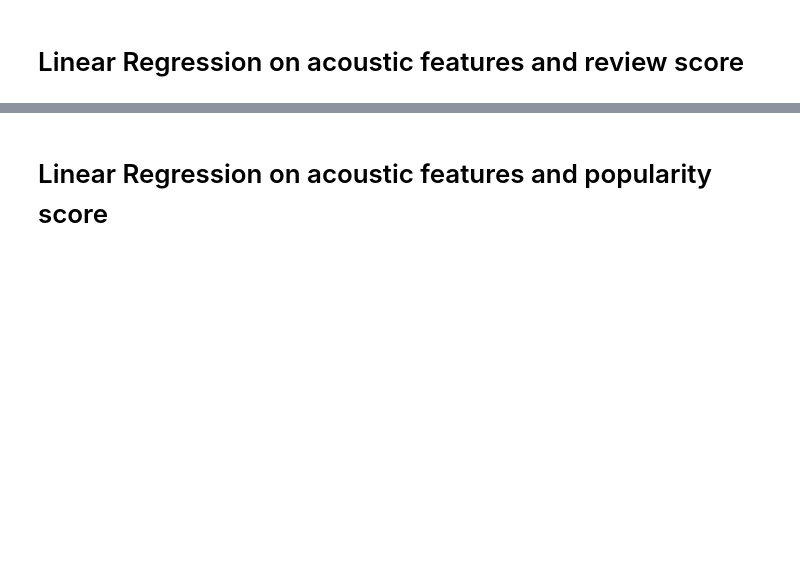
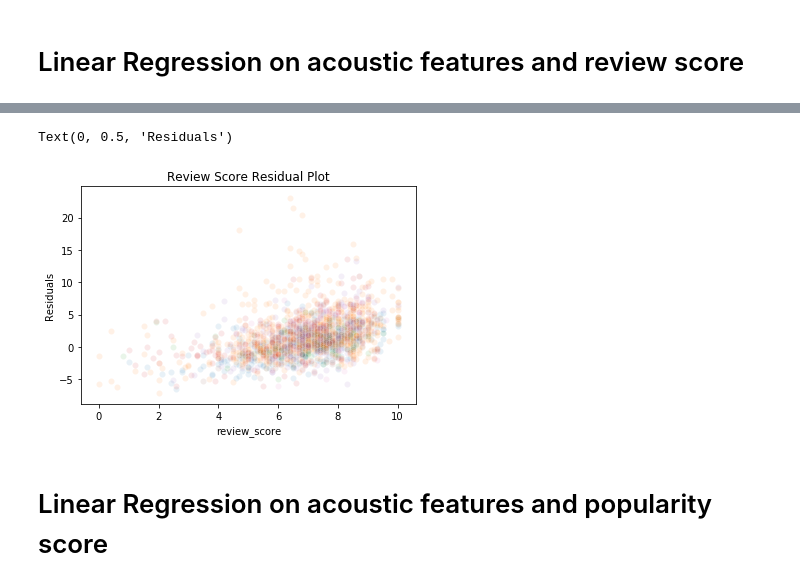
Before and after one commit to shaiyon/Spotify-Analysis, a Jupyter notebook: Exploratory Data Analysis.ipynb, the cells around one changed output, grey strips where cells are left out. Cells and saved outputs as stored; diff of their text form; code cells hidden in the pictures; blank space fills up the shorter version.

Commit message:
Added residual plots.

```diff
--- a/Exploratory Data Analysis.ipynb
+++ b/Exploratory Data Analysis.ipynb
@@ -8,8 +9,8 @@ import math
 import warnings
 warnings.simplefilter(action='ignore', category=FutureWarning)
 # %%
-albums = pd.read_csv('albums.csv', index_col=0, parse_dates=True)[1:]
-albums['date'] = pd.to_datetime(albums.date)
+albums = pd.read_csv('albums.csv', index_col=0)[1:]
+albums['date'] = pd.to_datetime(albums['date'])
 print(albums.shape)
 albums.head(3)
 # %% [output]
@@ -28,7 +29,7 @@ def popularity_score(albums, log=False, sqrt=False):
     # Make rank 1 worth 200 points and rank 200 worth 1 point (per week)
     albums['rank'] = np.abs(albums['rank'] - 201)
     # Aggregating the score per album
-    popularity = albums.groupby(['album', 'artist'])['rank'].sum().sort_values(ascending=False)
+    popularity = albums.groupby(['album', 'artist'])['rank'].sum()
     # Normalize potentially skewed score distribution with log or square root
     if log:
         popularity = np.log(popularity)
@@ -197,11 +223,16 @@ for genre in data['genre'].unique():
     genre_df = data.loc[data['genre'] == genre]
     X = genre_df.iloc[:,:13]
     y = genre_df['review_score']
+    # Ignore genres with less observations than features
     if len(X) > len(X.columns):
         ols = sm.OLS(y, X)
         res = ols.fit()
         print('\n'+format(genre))
         print(res.summary())
+        # Plot the residuals
+        sns.scatterplot(x=y, y=res.resid, alpha=0.1)
+plt.title('Review Score Residual Plot')
+plt.ylabel('Residuals')
 # %% [output]
 Rap
                             OLS Regression Results
@@ -214,12 +245,14 @@ Time:                        20:49:00   Log-Likelihood:                -817.17
 No. Observations:                 363   AIC:                             1660.
 Df Residuals:                     350   BIC:                             1711.
 Df Model:                          13
 Covariance Type:            nonrobust
 ... (249 lines left out)
 ==============================================================================
 
 Warnings:
 [1] Standard Errors assume that the covariance matrix of the errors is correctly specified.
+Text(0, 0.5, 'Residuals')
+[figure, added]
 # %% [markdown]
 # Linear Regression on acoustic features and popularity score
 # %%
```
Also changed, not shown: parts of 9 cells of this notebook.
